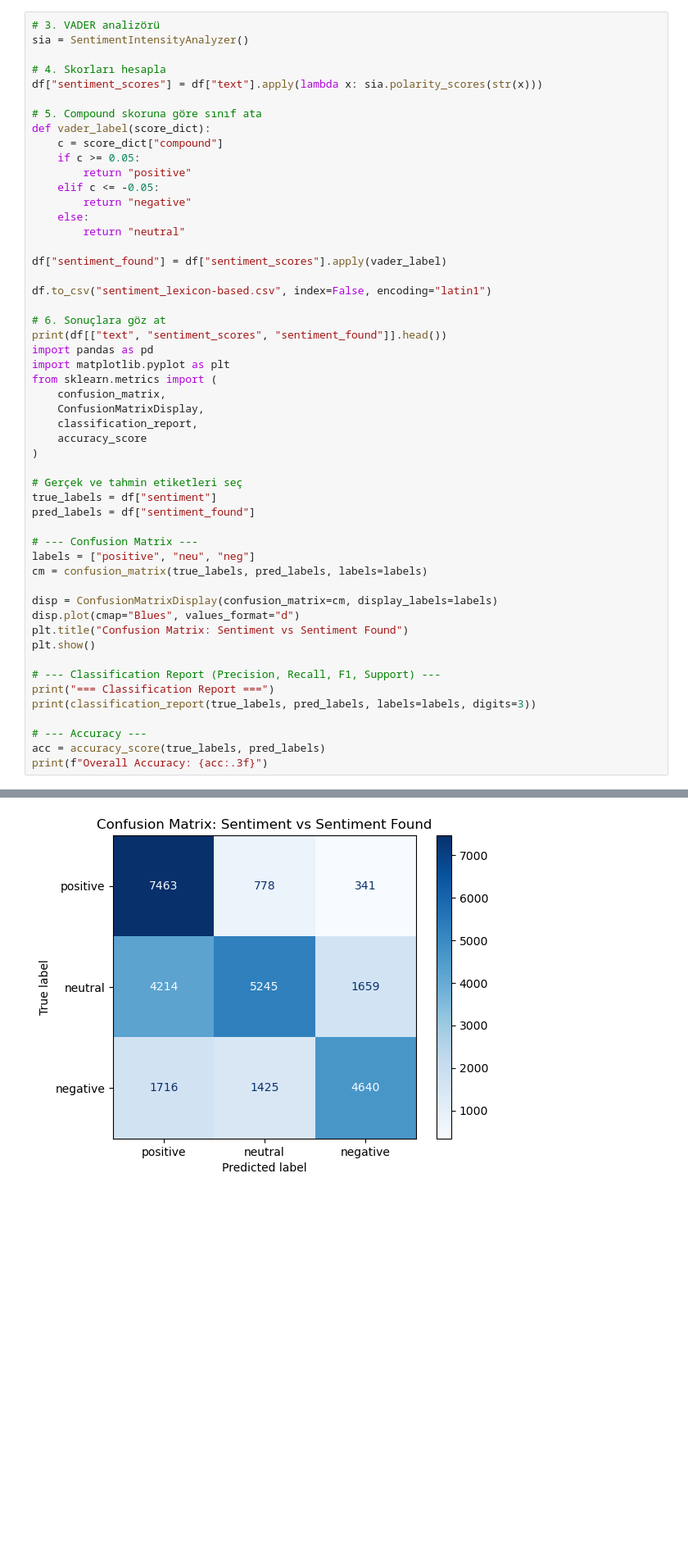
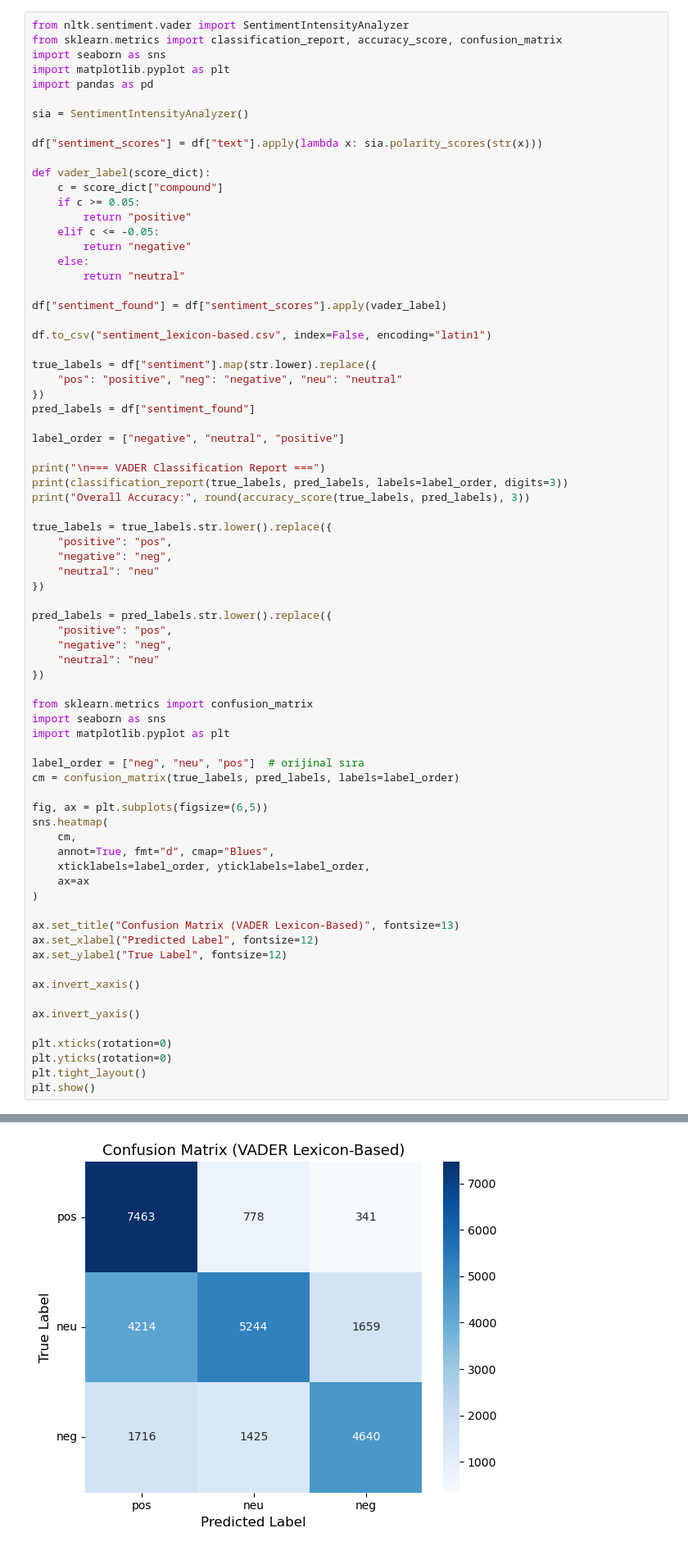
Before and after one commit to yigido-droid/Sentiment_Analysis, a Jupyter notebook: Sentiment.ipynb, the cells around one changed output, grey strips where cells are left out. Shown at 82% size. Drawn from its saved outputs; the diff is of its cells as text; blank space fills up the shorter version.

```diff
--- a/Sentiment.ipynb
+++ b/Sentiment.ipynb
@@ -192,11 +273,14 @@ NameError: name 'df' is not defined
 # %%
-# 3. VADER analizörü
+from nltk.sentiment.vader import SentimentIntensityAnalyzer
+from sklearn.metrics import classification_report, accuracy_score, confusion_matrix
+import seaborn as sns
+import matplotlib.pyplot as plt
+import pandas as pd
+
 sia = SentimentIntensityAnalyzer()
 
-# 4. Skorları hesapla
 df["sentiment_scores"] = df["text"].apply(lambda x: sia.polarity_scores(str(x)))
 
-# 5. Compound skoruna göre sınıf ata
 def vader_label(score_dict):
     c = score_dict["compound"]
     if c >= 0.05:
@@ -210,35 +294,54 @@ df["sentiment_found"] = df["sentiment_scores"].apply(vader_label)
 
 df.to_csv("sentiment_lexicon-based.csv", index=False, encoding="latin1")
 
-# 6. Sonuçlara göz at
-print(df[["text", "sentiment_scores", "sentiment_found"]].head())
-import pandas as pd
+true_labels = df["sentiment"].map(str.lower).replace({
+    "pos": "positive", "neg": "negative", "neu": "neutral"
+})
+pred_labels = df["sentiment_found"]
+
+label_order = ["negative", "neutral", "positive"]
+
+print("\n=== VADER Classification Report ===")
+print(classification_report(true_labels, pred_labels, labels=label_order, digits=3))
+print("Overall Accuracy:", round(accuracy_score(true_labels, pred_labels), 3))
+
+true_labels = true_labels.str.lower().replace({
+    "positive": "pos",
+    "negative": "neg",
+    "neutral": "neu"
+})
+
+pred_labels = pred_labels.str.lower().replace({
+    "positive": "pos",
+    "negative": "neg",
+    "neutral": "neu"
+})
+
+from sklearn.metrics import confusion_matrix
+import seaborn as sns
 import matplotlib.pyplot as plt
-from sklearn.metrics import (
-    confusion_matrix,
-    ConfusionMatrixDisplay,
-    classification_report,
-    accuracy_score
+
+label_order = ["neg", "neu", "pos"]  # orijinal sıra
+cm = confusion_matrix(true_labels, pred_labels, labels=label_order)
+
+fig, ax = plt.subplots(figsize=(6,5))
+sns.heatmap(
+    cm,
+    annot=True, fmt="d", cmap="Blues",
+    xticklabels=label_order, yticklabels=label_order,
+    ax=ax
 )
 
-# Gerçek ve tahmin etiketleri seç
-true_labels = df["sentiment"]
-pred_labels = df["sentiment_found"]
+ax.set_title("Confusion Matrix (VADER Lexicon-Based)", fontsize=13)
+ax.set_xlabel("Predicted Label", fontsize=12)
+ax.set_ylabel("True Label", fontsize=12)
 
-# --- Confusion Matrix ---
-labels = ["positive", "neu", "neg"]
-cm = confusion_matrix(true_labels, pred_labels, labels=labels)
+ax.invert_xaxis()
 
-disp = ConfusionMatrixDisplay(confusion_matrix=cm, display_labels=labels)
-disp.plot(cmap="Blues", values_format="d")
-plt.title("Confusion Matrix: Sentiment vs Sentiment Found")
+ax.invert_yaxis()
+
+plt.xticks(rotation=0)
+plt.yticks(rotation=0)
+plt.tight_layout()
 plt.show()
-
-# --- Classification Report (Precision, Recall, F1, Support) ---
-print("=== Classification Report ===")
-print(classification_report(true_labels, pred_labels, labels=labels, digits=3))
-
-# --- Accuracy ---
-acc = accuracy_score(true_labels, pred_labels)
-print(f"Overall Accuracy: {acc:.3f}")
 # %% [output]
@@ -258 +360 @@ print(f"Overall Accuracy: {acc:.3f}")
-[figure, old version]
+[figure, new version]
```
Also changed, not shown: parts of 5 cells of this notebook, 2 other files.
